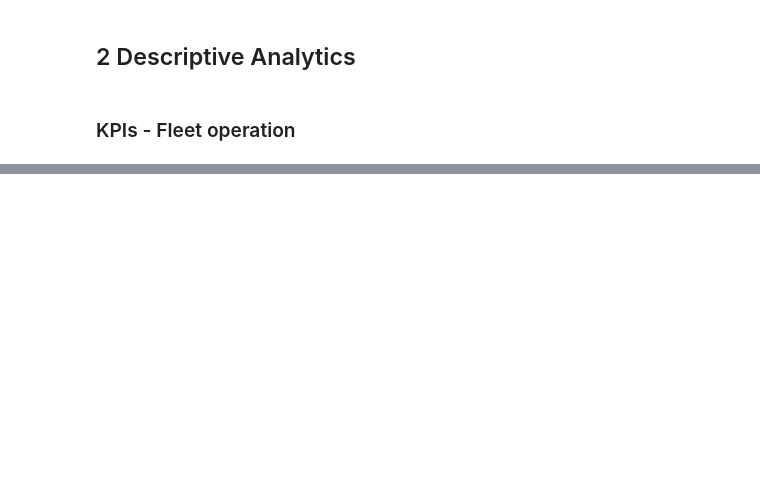
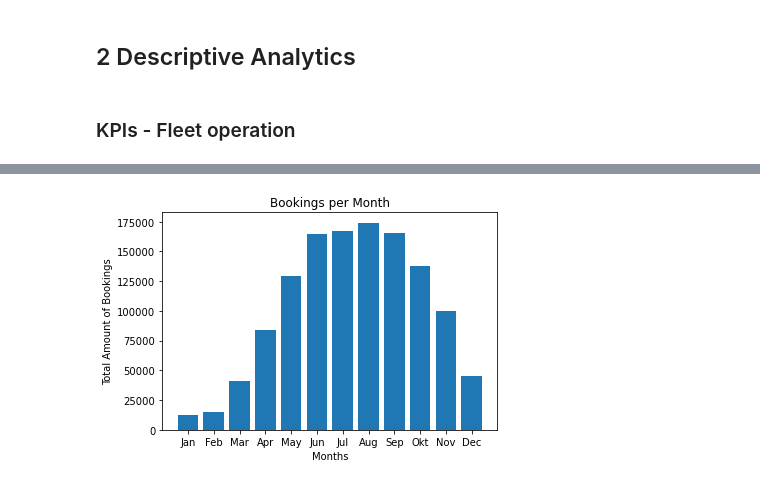
Before and after one commit to MoritzWagner13/Machine-Learning, a Jupyter notebook: Code.ipynb, the cells around one changed output, grey strips where cells are left out. Drawn from its saved outputs; the diff is of its cells as text; code cells hidden in the pictures; blank space fills up the shorter version.

```diff
--- a/Code.ipynb
+++ b/Code.ipynb
@@ -420,0 +464,14 @@ bike.groupby(bike["start_time"].rename('Date').dt.date).size().plot.bar()
+# %%
+#Count the number of bookings on a monthly basis
+bike.index = bike.start_time
+bike_month = pd.Series(bike['start_time'].resample('1M').count())
+
+#Plotting
+months =['Jan', 'Feb', 'Mar', 'Apr', 'May' , 'Jun' , 'Jul' , 'Aug' , 'Sep' , 'Okt' , 'Nov' , 'Dec']
+plt.bar(months,bike_month)
+plt.title('Bookings per Month')
+plt.xlabel('Months')
+plt.ylabel('Total Amount of Bookings')
+plt.show()
+# %% [output]
+[figure, added]
```
Also changed, not shown: parts of 13 cells of this notebook.
